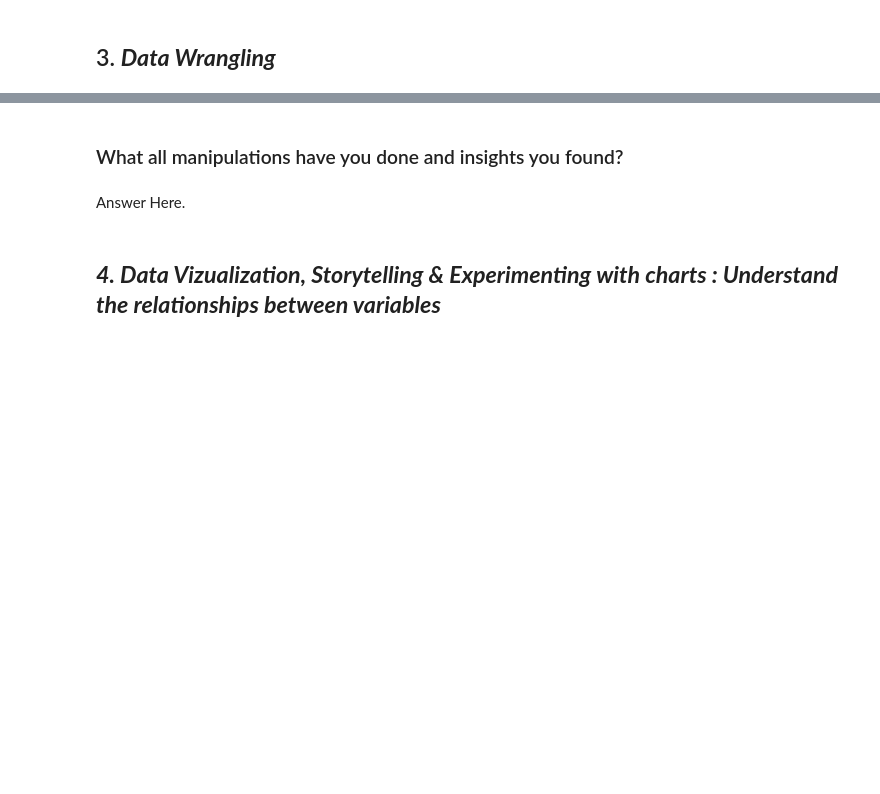
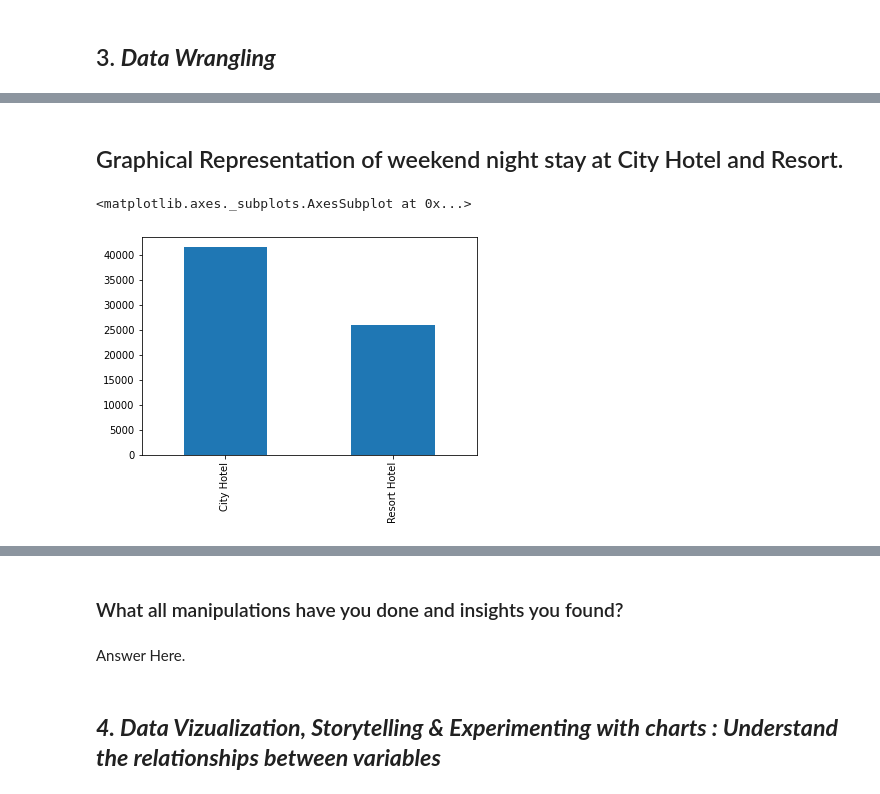
Before and after one commit to Amanr1996/project_initial_reasearch, a Jupyter notebook: EDA_project_on_Hotel_Booking_Analysis.ipynb, the cells around one changed output, grey strips where cells are left out. Cells and saved outputs as stored; diff of their text form; code cells hidden in the pictures; blank space fills up the shorter version.

```diff
--- a/EDA_project_on_Hotel_Booking_Analysis.ipynb
+++ b/EDA_project_on_Hotel_Booking_Analysis.ipynb
@@ -146,0 +394,8 @@ for variable_ in hotel_df.columns :
+# %% [markdown]
+## Graphical Representation of weekend night stay at City Hotel and Resort.
+# %%
+## Graphical Representation of weekend night stay at City Hotel and Resort.
+stay_weekend_night.plot(kind = 'bar')
+# %% [output]
+<matplotlib.axes._subplots.AxesSubplot at 0x...>
+[figure, added]
```
Also changed, not shown: parts of 64 cells of this notebook.
